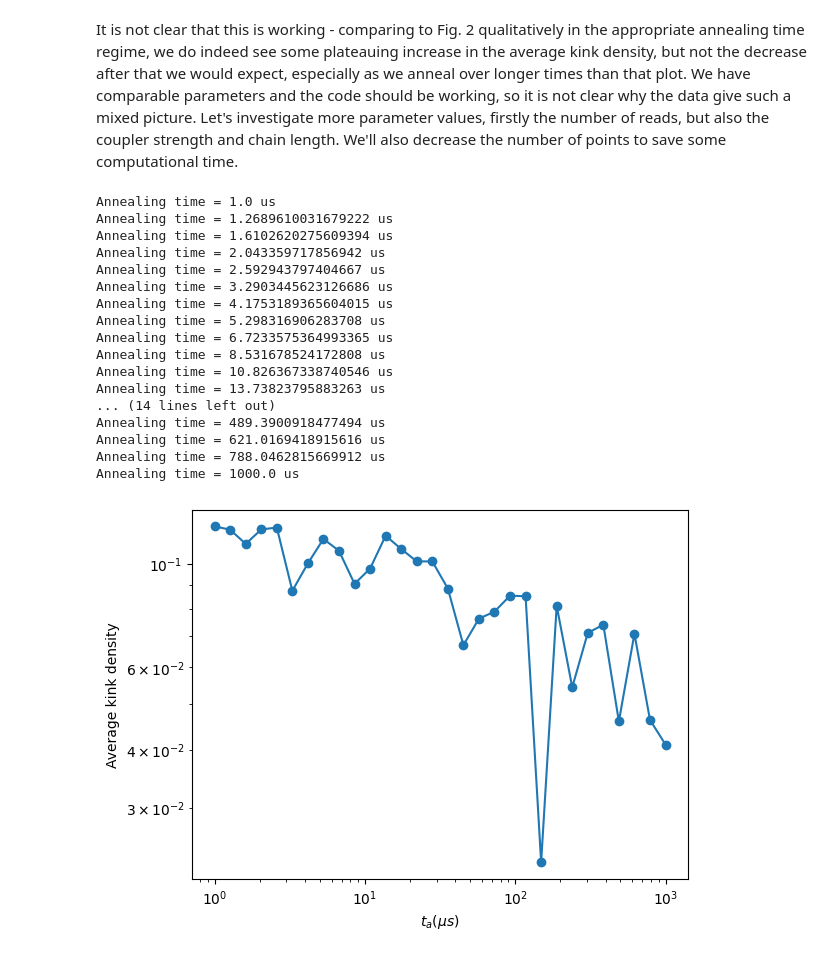
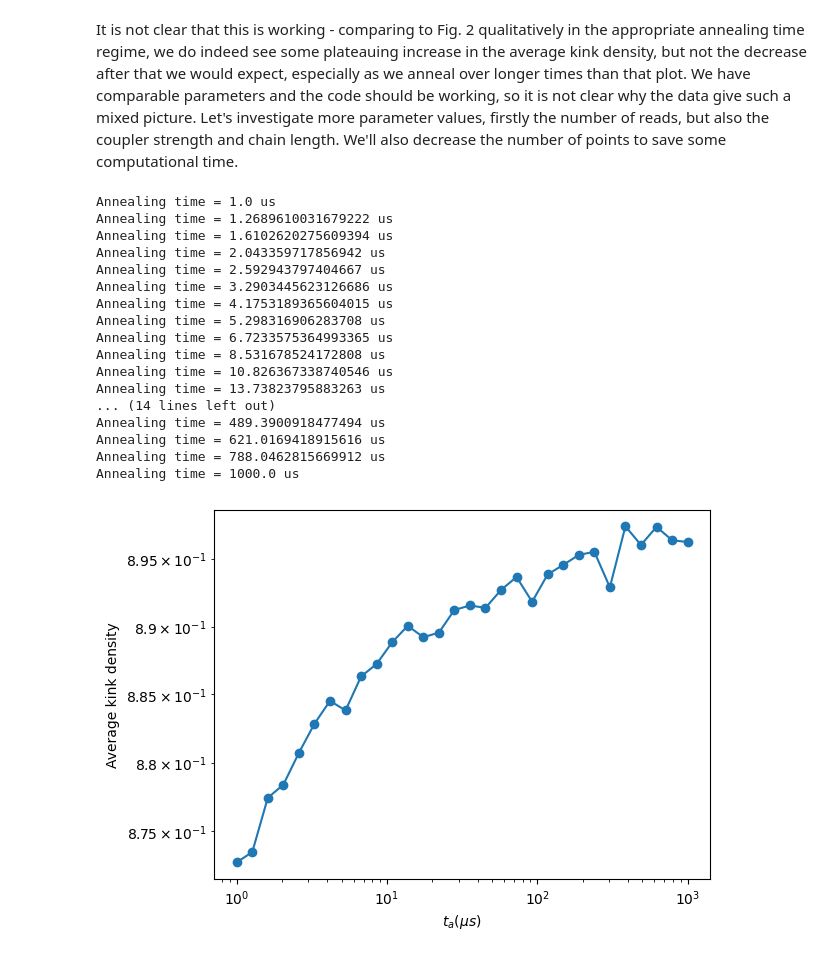
Before and after one commit to chroli/dwave_1d_ising, a Jupyter notebook: reproduce_qa_fig2a.ipynb, the cells around one changed output. Cells and saved outputs as stored; diff of their text form; code cells hidden in the pictures.

```diff
--- a/reproduce_qa_fig2a.ipynb
+++ b/reproduce_qa_fig2a.ipynb
@@ -14,7 +14,7 @@ def anneal_1d_chain(J_val, N, ta, n_reads):
         key_tuple = ('s{}'.format(i), 's{}'.format((i + 1) % N))
         J[key_tuple] = J_val
     sampler = EmbeddingComposite(DWaveSampler()) # Sampler to use, with auto-embedding
-    samples = sampler.sample_ising(h, J, num_reads=n_reads, label='Anneal a small spin chain as a test', annealing_time=ta) # Do a single anneal
+    samples = sampler.sample_ising(h, J, num_reads=n_reads, label='Anneal spin chain from paper', annealing_time=ta) # Do a single anneal
 
     return samples
 
@@ -74,7 +74,7 @@ It is not clear that this is working - comparing to Fig. 2 qualitatively in the
 import csv
 
 ta = np.logspace(0, 3, num=30) # Annealing times in us
-J = -1
+J = 1000
 N = 512
 n_reads = 100
 
@@ -101,31 +101,31 @@ params = {'J':J, 'N': N, 'n_reads': n_reads}
 w = csv.writer(open("params.csv", "w"))
 
 for key, val in params.items():
     w.writerow([key, val])
 
 plt.plot(ta, average_kink_densities, '-o')
 plt.xscale('log')
 plt.yscale('log')
 plt.xlabel('$t_a (\mu s)$')
 plt.ylabel('Average kink density')
 plt.savefig('av kink density vs. anneal time.png')
 plt.savefig('av kink density vs. anneal time.eps')
 # %% [output]
 Annealing time = 1.0 us
 Annealing time = 1.2689610031679222 us
 Annealing time = 1.6102620275609394 us
 Annealing time = 2.043359717856942 us
 Annealing time = 2.592943797404667 us
 Annealing time = 3.2903445623126686 us
 Annealing time = 4.1753189365604015 us
 Annealing time = 5.298316906283708 us
 Annealing time = 6.7233575364993365 us
 Annealing time = 8.531678524172808 us
 Annealing time = 10.826367338740546 us
 Annealing time = 13.73823795883263 us
 ... (14 lines left out)
 Annealing time = 489.3900918477494 us
 Annealing time = 621.0169418915616 us
 Annealing time = 788.0462815669912 us
 Annealing time = 1000.0 us
-[figure, old version]
+[figure, new version]
```
Also changed, not shown: parts of 1 cell of this notebook, 20 other files.
